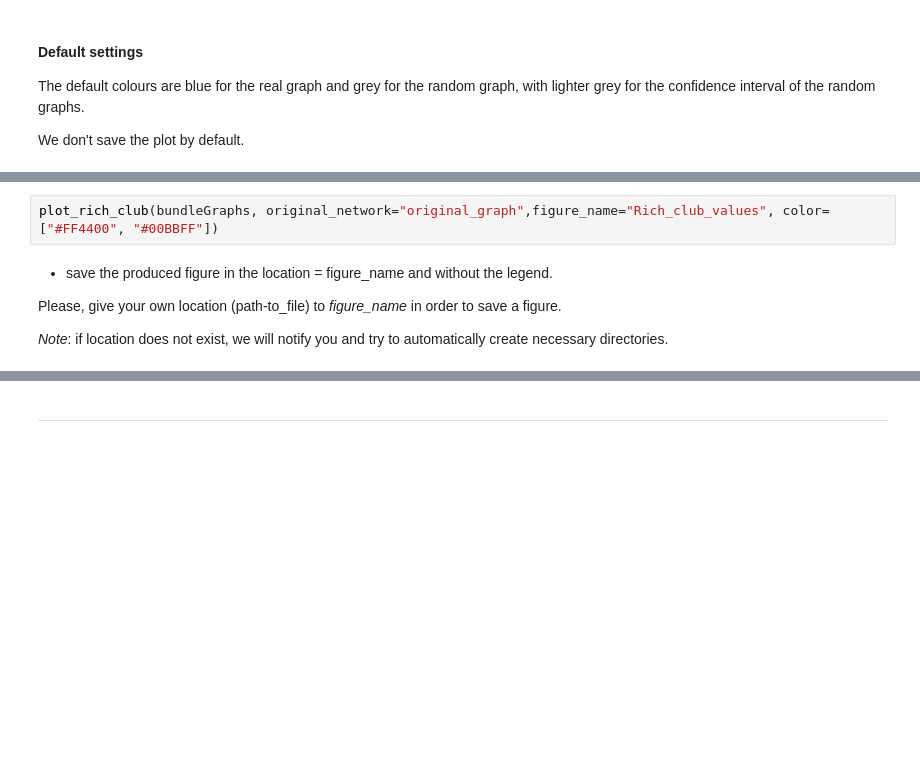
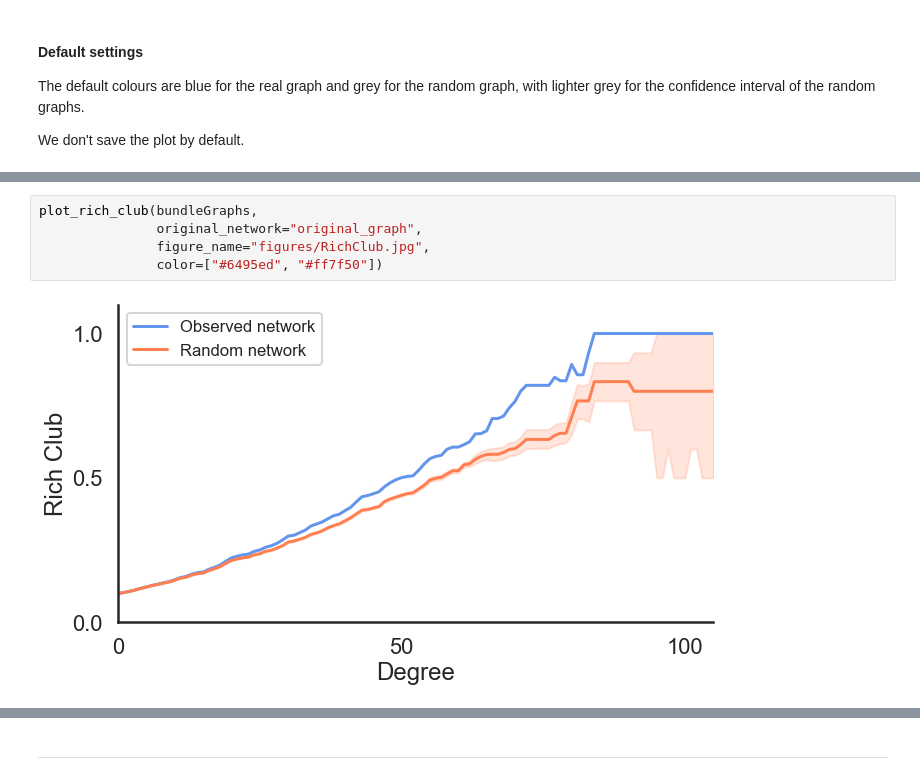
Before and after one commit to WhitakerLab/scona, a Jupyter notebook: tutorials/visualisations_tutorial.ipynb, the cells around one changed output, grey strips where cells are left out. Saved outputs shown, nothing was run; the diff lists cells and outputs as text; blank space fills up the shorter version.

```diff
--- a/tutorials/visualisations_tutorial.ipynb
+++ b/tutorials/visualisations_tutorial.ipynb
@@ -472,8 +479,7 @@ More examples of plotting rich club values:
 # %%
-plot_rich_club(bundleGraphs, original_network="original_graph",figure_name="Rich_club_values", color=["#FF4400", "#00BBFF"])
+plot_rich_club(bundleGraphs,
+               original_network="original_graph",
+               figure_name="figures/RichClub.jpg",
+               color=["#6495ed", "#ff7f50"])
+# %% [output]
+[figure, added]
-# %% [markdown]
-- save the produced figure in the location = figure_name and without the legend.
-
-Please, give your own location (path-to_file) to *figure_name* in order to save a figure.
-
-*Note*: if location does not exist, we will notify you and try to automatically create necessary directories.
```
Also changed, not shown: parts of 27 cells of this notebook.
